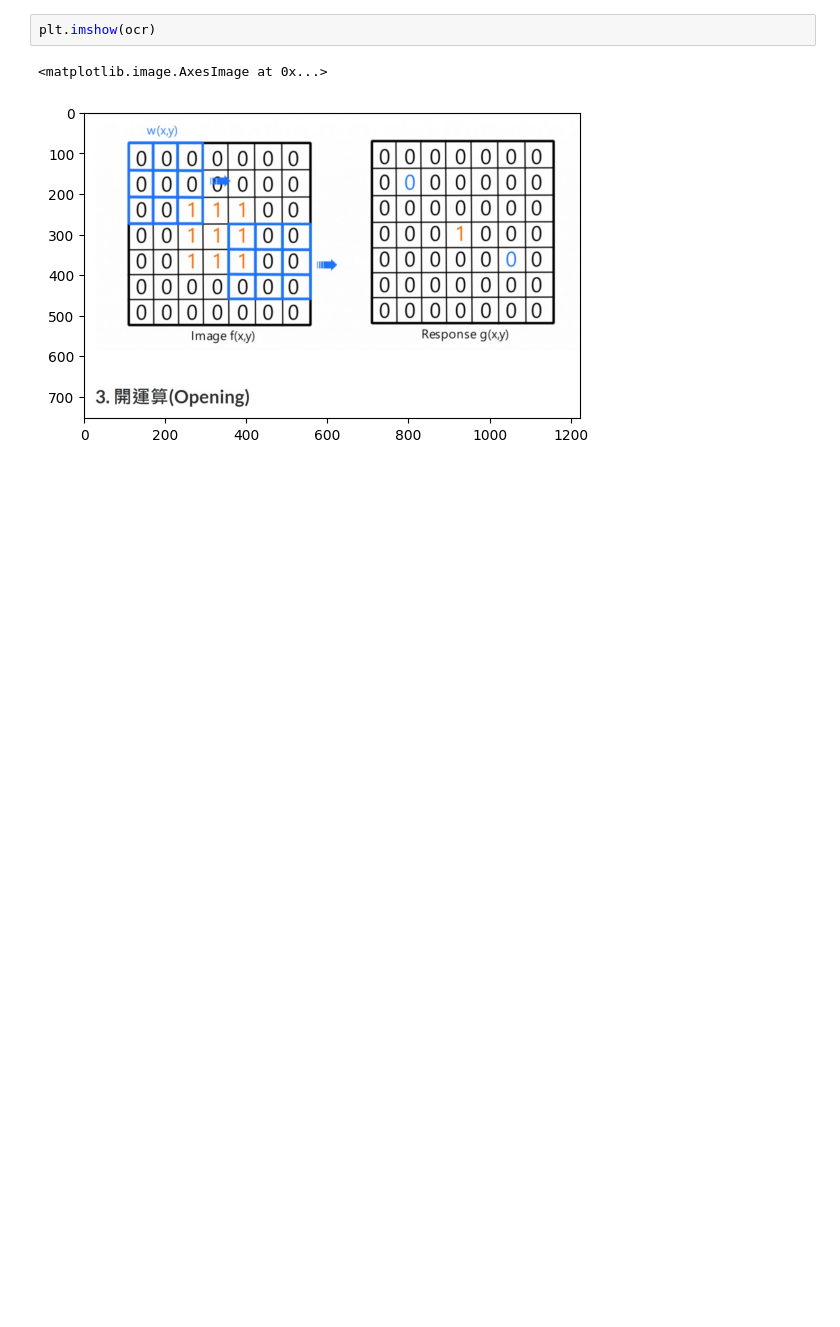
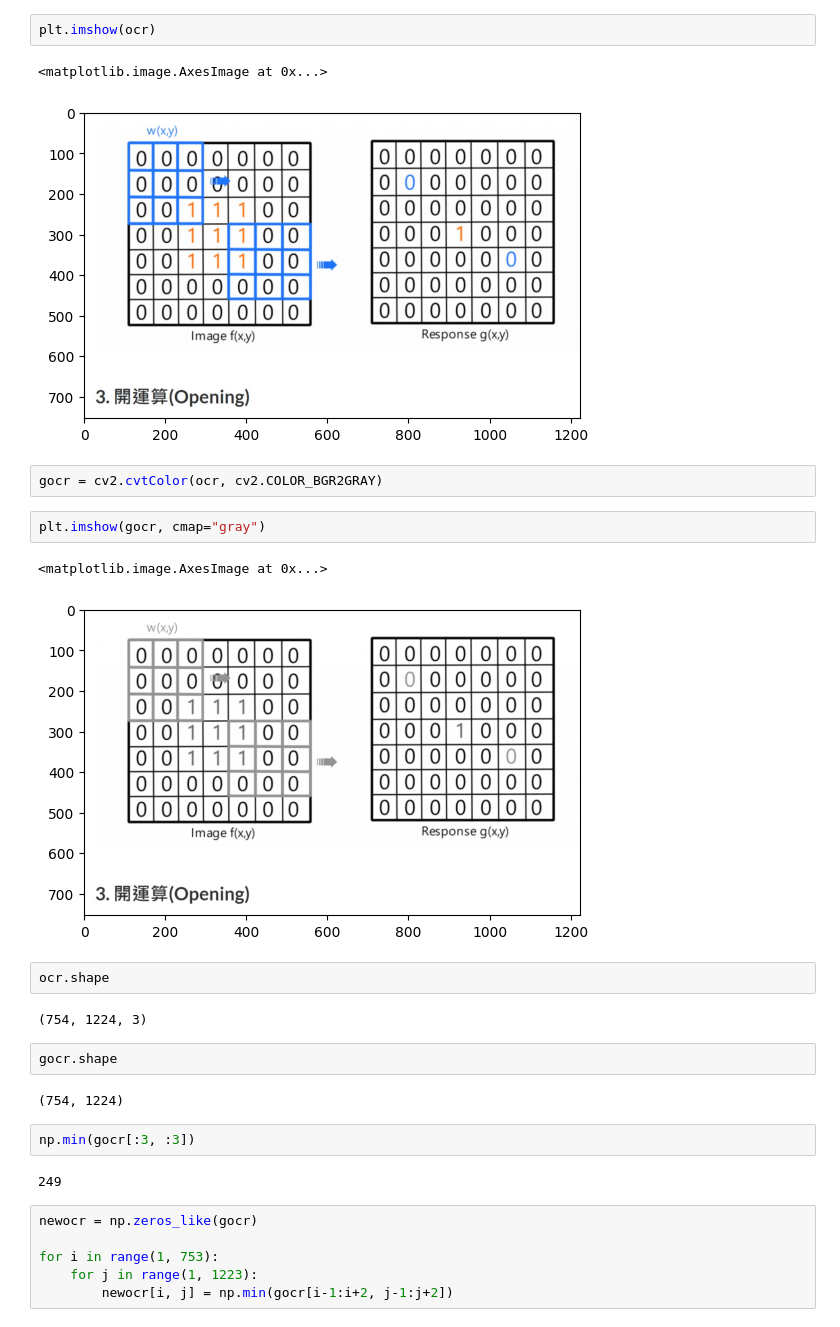
Before and after one commit to vcdemy/20240418, a Jupyter notebook: 20240418筆記.ipynb, the cells around one changed output. Saved outputs shown, nothing was run; the diff lists cells and outputs as text; blank space fills up the shorter version.

```diff
--- a/20240418筆記.ipynb
+++ b/20240418筆記.ipynb
@@ -340,3 +340,28 @@ plt.imshow(ocr)
 # %% [output]
 <matplotlib.image.AxesImage at 0x...>
 [figure]
+# %%
+gocr = cv2.cvtColor(ocr, cv2.COLOR_BGR2GRAY)
+# %%
+plt.imshow(gocr, cmap="gray")
+# %% [output]
+<matplotlib.image.AxesImage at 0x...>
+[figure, added]
+# %%
+ocr.shape
+# %% [output]
+(754, 1224, 3)
+# %%
+gocr.shape
+# %% [output]
+(754, 1224)
+# %%
+np.min(gocr[:3, :3])
+# %% [output]
+249
+# %%
+newocr = np.zeros_like(gocr)
+
+for i in range(1, 753):
+    for j in range(1, 1223):
+        newocr[i, j] = np.min(gocr[i-1:i+2, j-1:j+2])
```
Also changed, not shown: parts of 1 cell of this notebook.
